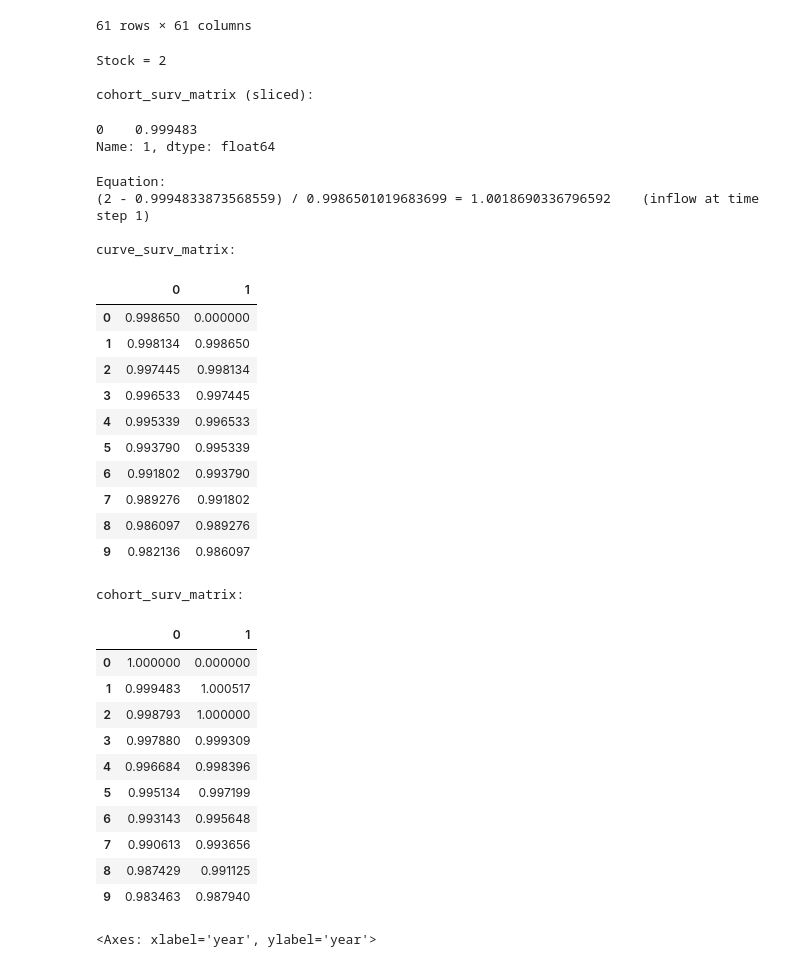
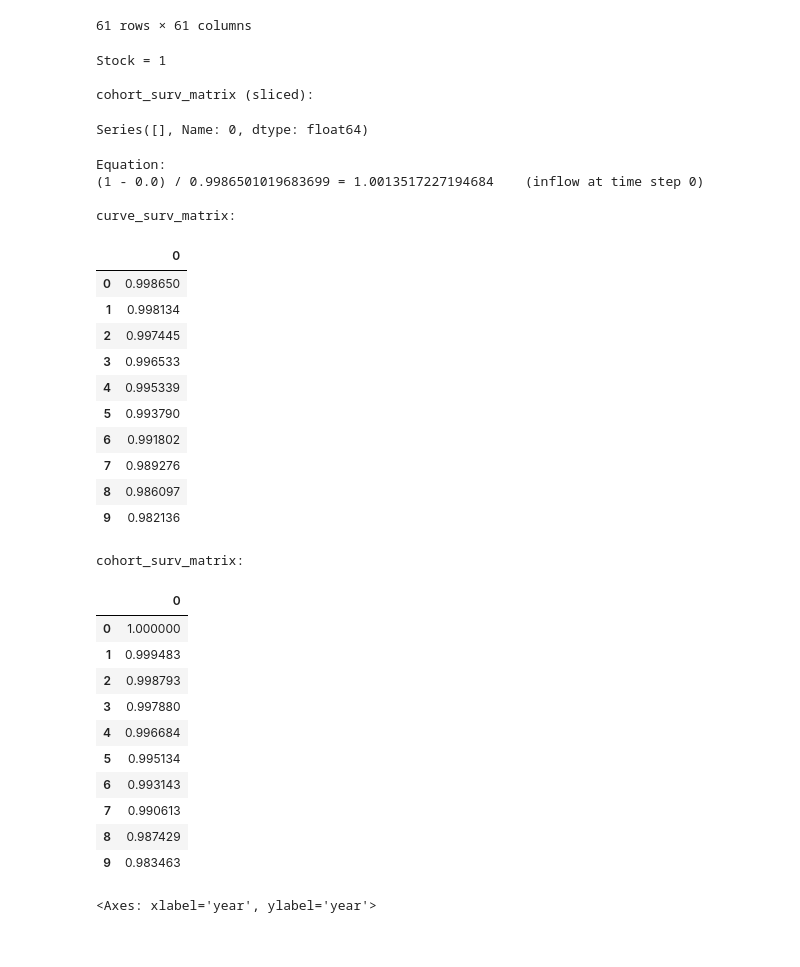
Before and after one commit to adrien-perello/MFA, a Jupyter notebook: week_02/code/week_2_stock_driven.ipynb, the cells around one changed output. Drawn from its saved outputs; the diff is of its cells as text; code cells hidden in the pictures.

```diff
--- a/week_02/code/week_2_stock_driven.ipynb
+++ b/week_02/code/week_2_stock_driven.ipynb
@@ -182,55 +182,54 @@ cohort_surv_matrix
 | 60 | 0.001352 | 0.001869 | 0.023030 | 0.031267 | 0.028065 | 0.031216 | 0.008449 | 0.011155 | 0.668972 | 0.234155 | ... | ... |
 61 rows × 61 columns
 # %%
-time = 1  # increase the time step to see how we populate inflows and cohort_surv_matrix
+time = 0  # increase the time step to see how we populate inflows and cohort_surv_matrix
 
 print(f"Stock = {stock.iloc[time]}\n")
 
 print("cohort_surv_matrix (sliced):")
 display(cohort_surv_matrix.loc[time, : time - 1])
 
 print(
     f"\nEquation:\n"
     f"({stock.iloc[time]} - {cohort_surv_matrix.loc[time, : time - 1].sum()}) / {curve_surv_matrix.loc[time, time]}"
     f" = {inflows.iloc[time]}    (inflow at time step {time})\n"
 )
 print("curve_surv_matrix:")
 display(curve_surv_matrix.loc[:, :time].head(10))
 print("cohort_surv_matrix:")
 display(cohort_surv_matrix.loc[:, :time].head(10))
 # %% [output]
-Stock = 2
+Stock = 1
 
 cohort_surv_matrix (sliced):
-0    0.999483
-Name: 1, dtype: float64
+Series([], Name: 0, dtype: float64)
 Equation:
-(2 - 0.9994833873568559) / 0.9986501019683699 = 1.0018690336796592    (inflow at time step 1)
+(1 - 0.0) / 0.9986501019683699 = 1.0013517227194684    (inflow at time step 0)
 
 curve_surv_matrix:
-|  | 0 | 1 |
-| 0 | 0.998650 | 0.000000 |
-| 1 | 0.998134 | 0.998650 |
-| 2 | 0.997445 | 0.998134 |
-| 3 | 0.996533 | 0.997445 |
-| 4 | 0.995339 | 0.996533 |
-| 5 | 0.993790 | 0.995339 |
-| 6 | 0.991802 | 0.993790 |
-| 7 | 0.989276 | 0.991802 |
-| 8 | 0.986097 | 0.989276 |
-| 9 | 0.982136 | 0.986097 |
+|  | 0 |
+| 0 | 0.998650 |
+| 1 | 0.998134 |
+| 2 | 0.997445 |
+| 3 | 0.996533 |
+| 4 | 0.995339 |
+| 5 | 0.993790 |
+| 6 | 0.991802 |
+| 7 | 0.989276 |
+| 8 | 0.986097 |
+| 9 | 0.982136 |
 cohort_surv_matrix:
-|  | 0 | 1 |
-| 0 | 1.000000 | 0.000000 |
-| 1 | 0.999483 | 1.000517 |
-| 2 | 0.998793 | 1.000000 |
-| 3 | 0.997880 | 0.999309 |
-| 4 | 0.996684 | 0.998396 |
-| 5 | 0.995134 | 0.997199 |
-| 6 | 0.993143 | 0.995648 |
-| 7 | 0.990613 | 0.993656 |
-| 8 | 0.987429 | 0.991125 |
-| 9 | 0.983463 | 0.987940 |
+|  | 0 |
+| 0 | 1.000000 |
+| 1 | 0.999483 |
+| 2 | 0.998793 |
+| 3 | 0.997880 |
+| 4 | 0.996684 |
+| 5 | 0.995134 |
+| 6 | 0.993143 |
+| 7 | 0.990613 |
+| 8 | 0.987429 |
+| 9 | 0.983463 |
 # %%
 # set index and columns to years instead of timesteps
 cohort_surv_matrix.index = years
```
Also changed, not shown: parts of 2 cells of this notebook.
